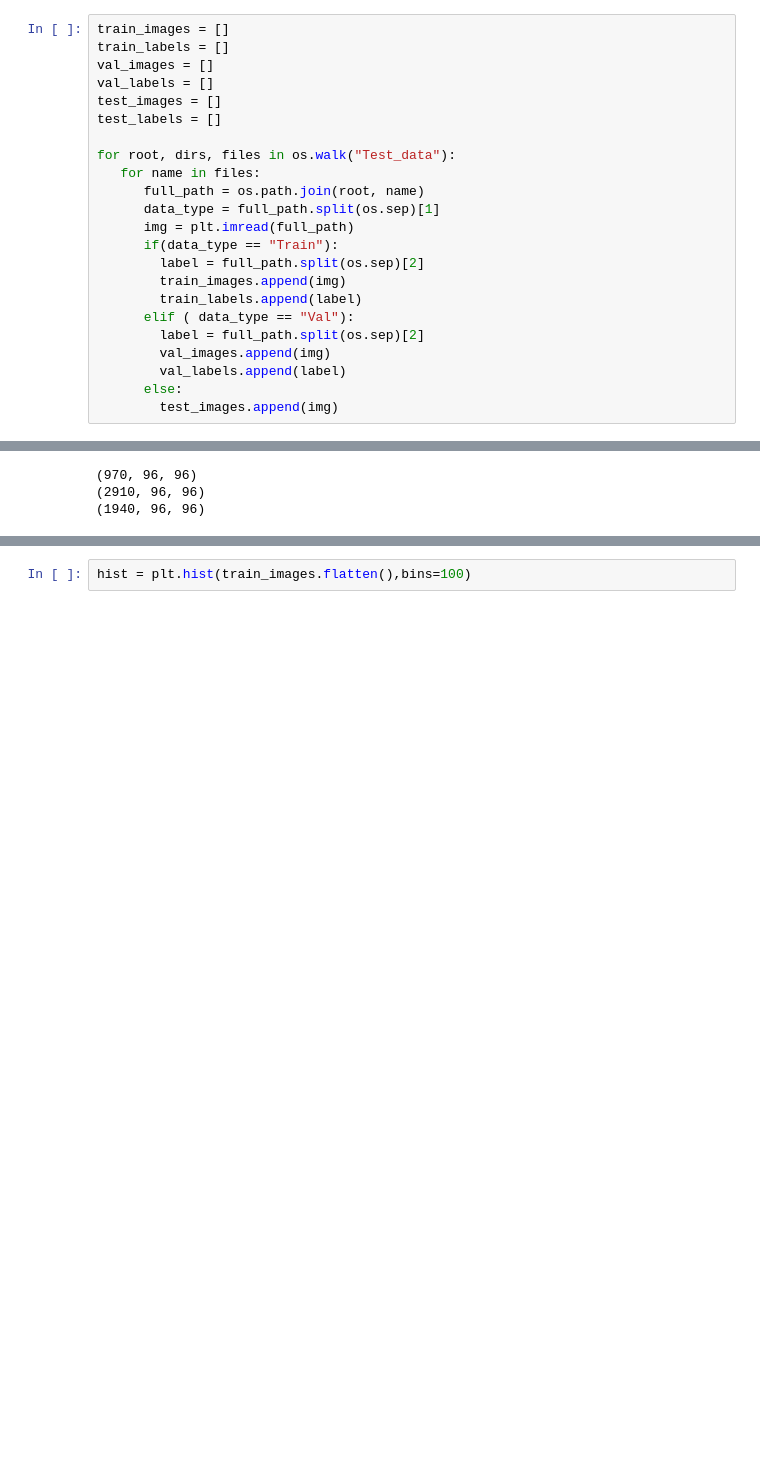
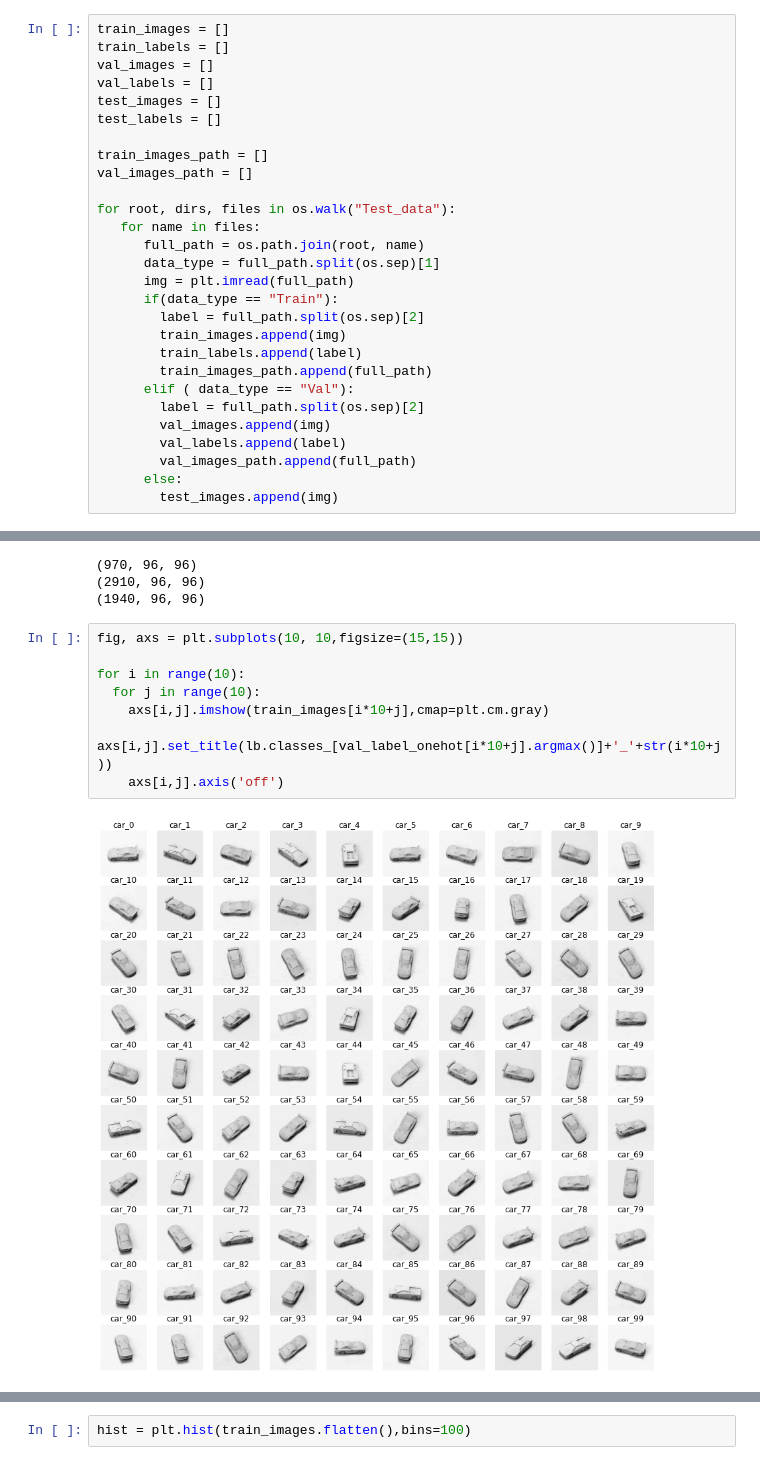
Before and after one commit to abhiyantaabhishek/test, a Jupyter notebook: test.ipynb, the cells around one changed output, grey strips where cells are left out. Saved outputs shown, nothing was run; the diff lists cells and outputs as text; blank space fills up the shorter version.

```diff
--- a/test.ipynb
+++ b/test.ipynb
@@ -59,6 +59,9 @@ val_images = []
 val_labels = []
 test_images = []
 test_labels = []
+
+train_images_path = []
+val_images_path = []
 
 for root, dirs, files in os.walk("Test_data"):
    for name in files:
@@ -69,10 +72,12 @@ for root, dirs, files in os.walk("Test_data"):
         label = full_path.split(os.sep)[2]
         train_images.append(img)
         train_labels.append(label)
+        train_images_path.append(full_path)
       elif ( data_type == "Val"):
         label = full_path.split(os.sep)[2]
         val_images.append(img)
         val_labels.append(label)
+        val_images_path.append(full_path)
       else:
         test_images.append(img)
 # %%
@@ -96,3 +101,13 @@ assert len(val_images) == len(val_labels)
 (970, 96, 96)
 (2910, 96, 96)
 (1940, 96, 96)
+# %%
+fig, axs = plt.subplots(10, 10,figsize=(15,15))
+
+for i in range(10):
+  for j in range(10):
+    axs[i,j].imshow(train_images[i*10+j],cmap=plt.cm.gray)
+    axs[i,j].set_title(lb.classes_[val_label_onehot[i*10+j].argmax()]+'_'+str(i*10+j))
+    axs[i,j].axis('off')
+# %% [output]
+[figure, added]
```
Also changed, not shown: parts of 7 cells of this notebook.
